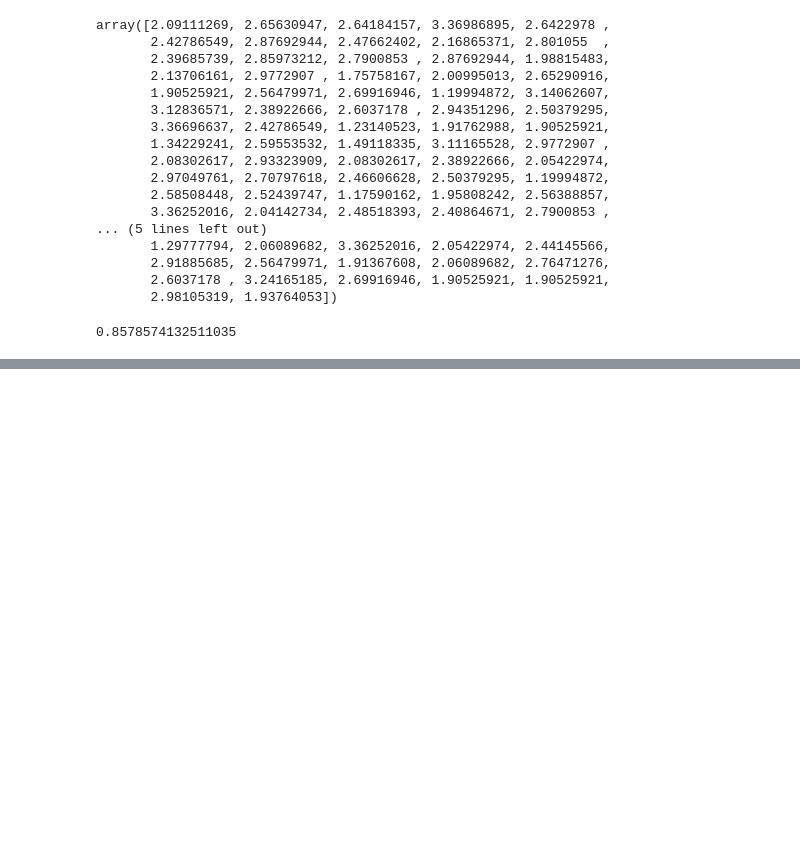
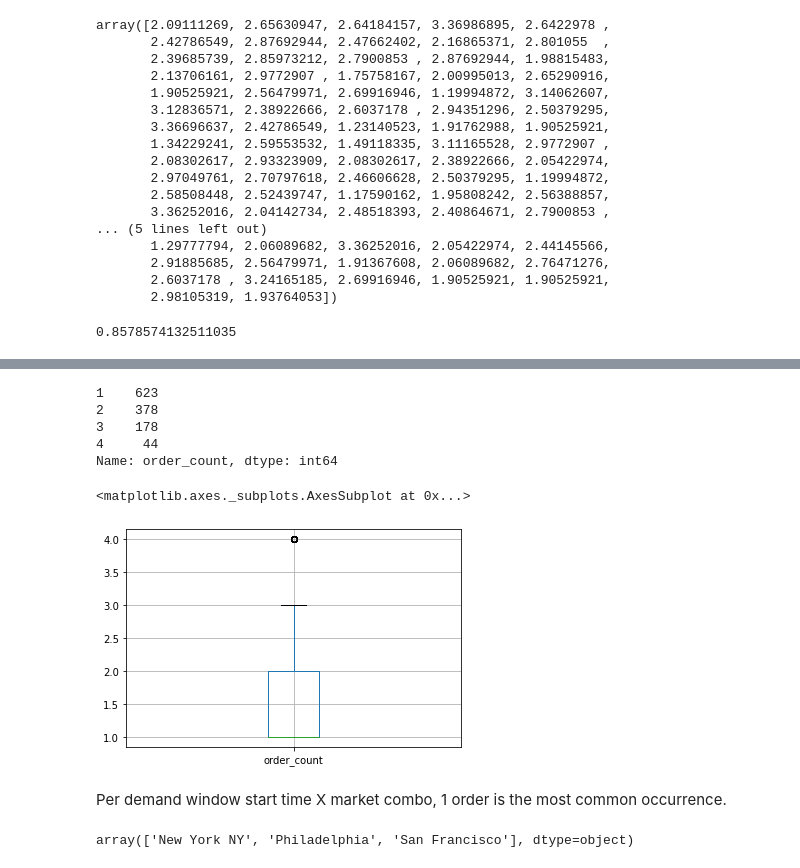
Before and after one commit to mindyng/Take-Homes, a Jupyter notebook: shipt-grocery-tech-supply-demand-forecasting.ipynb, the cells around one changed output, grey strips where cells are left out. Drawn from its saved outputs; the diff is of its cells as text; code cells hidden in the pictures; blank space fills up the shorter version.

```diff
--- a/shipt-grocery-tech-supply-demand-forecasting.ipynb
+++ b/shipt-grocery-tech-supply-demand-forecasting.ipynb
@@ -552,0 +650,4 @@ Though LightGB has gained popularity amongst Kaggle competition winners, Prophet
+# %%
+#Aggregate demand at market level
+demand_df = ps.sqldf("select starts_at, market_name, count(*) order_count from demand group by 1,2")
+demand_df
@@ -552,0 +668,15 @@ Though LightGB has gained popularity amongst Kaggle competition winners, Prophet
+# %%
+demand_df.order_count.value_counts()
+# %% [output]
+1    623
+2    378
+3    178
+4     44
+Name: order_count, dtype: int64
+# %%
+demand_df.boxplot(column=['order_count'])
+# %% [output]
+<matplotlib.axes._subplots.AxesSubplot at 0x...>
+[figure, added]
+# %% [markdown]
+Per demand window start time X market combo, 1 order is the most common occurrence.
@@ -552,0 +687,7 @@ Though LightGB has gained popularity amongst Kaggle competition winners, Prophet
+# %%
+#Prophet implementation at market level
+demand_df = demand_df.rename(columns={'starts_at': 'ds','order_count': 'y', 'market_name': 'market'})
+list_markets = demand_df.market.unique()
+list_markets
+# %% [output]
+array(['New York NY', 'Philadelphia', 'San Francisco'], dtype=object)
```
Also changed, not shown: parts of 50 cells of this notebook.
